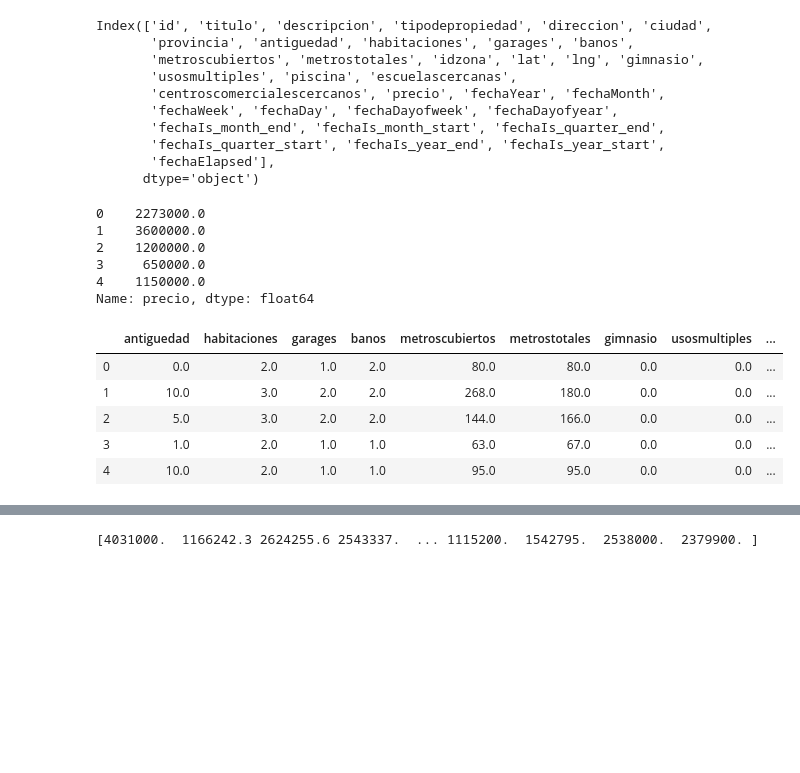
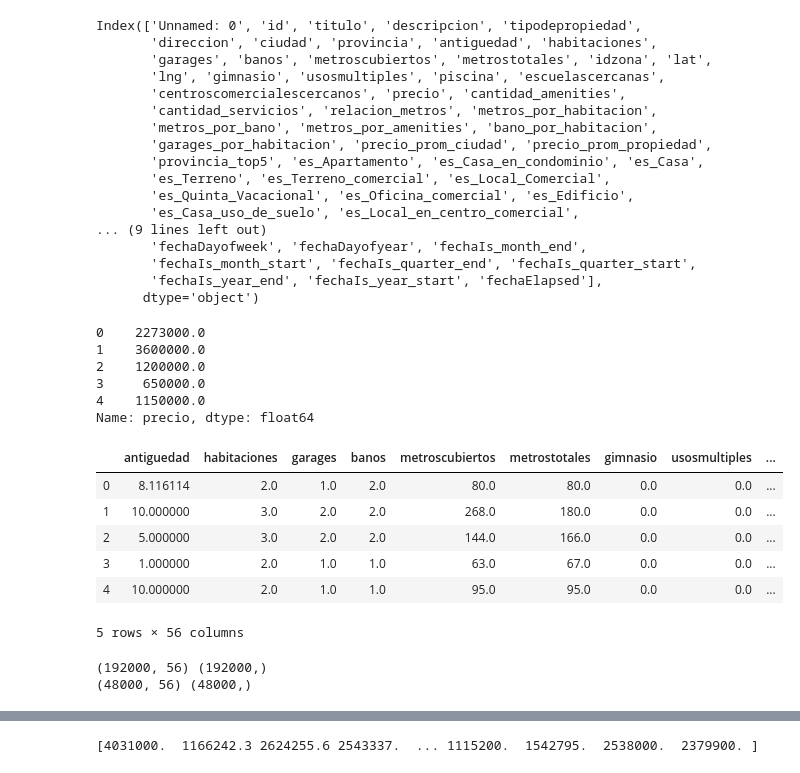
Before and after one commit to cessar5/7506_20192C, a Jupyter notebook: tp2RandomForest.ipynb, the cells around one changed output, grey strips where cells are left out. Drawn from its saved outputs; the diff is of its cells as text; code cells hidden in the pictures; blank space fills up the shorter version.

```diff
--- a/tp2RandomForest.ipynb
+++ b/tp2RandomForest.ipynb
@@ -3,7 +3,9 @@ import pandas as pd
 from sklearn.ensemble import RandomForestRegressor
 from fastai.tabular import add_datepart
 
-data = pd.read_csv('../data/train.csv')
+#data = pd.read_csv('../data/train.csv')
+
+data = pd.read_csv('../data/train_con_features.csv')
 # %%
 data.head()
 # %% [output]
@@ -46,13 +48,39 @@ add_datepart(data, 'fecha')
 # %%
 data.columns
 # %% [output]
-Index(['id', 'titulo', 'descripcion', 'tipodepropiedad', 'direccion', 'ciudad',
-       'provincia', 'antiguedad', 'habitaciones', 'garages', 'banos',
-       'metroscubiertos', 'metrostotales', 'idzona', 'lat', 'lng', 'gimnasio',
-       'usosmultiples', 'piscina', 'escuelascercanas',
-       'centroscomercialescercanos', 'precio', 'fechaYear', 'fechaMonth',
-       'fechaWeek', 'fechaDay', 'fechaDayofweek', 'fechaDayofyear',
-       'fechaIs_month_end', 'fechaIs_month_start', 'fechaIs_quarter_end',
-       'fechaIs_quarter_start', 'fechaIs_year_end', 'fechaIs_year_start',
-       'fechaElapsed'],
+Index(['Unnamed: 0', 'id', 'titulo', 'descripcion', 'tipodepropiedad',
+       'direccion', 'ciudad', 'provincia', 'antiguedad', 'habitaciones',
+       'garages', 'banos', 'metroscubiertos', 'metrostotales', 'idzona', 'lat',
+       'lng', 'gimnasio', 'usosmultiples', 'piscina', 'escuelascercanas',
+       'centroscomercialescercanos', 'precio', 'cantidad_amenities',
+       'cantidad_servicios', 'relacion_metros', 'metros_por_habitacion',
+       'metros_por_bano', 'metros_por_amenities', 'bano_por_habitacion',
+       'garages_por_habitacion', 'precio_prom_ciudad', 'precio_prom_propiedad',
+       'provincia_top5', 'es_Apartamento', 'es_Casa_en_condominio', 'es_Casa',
+       'es_Terreno', 'es_Terreno_comercial', 'es_Local_Comercial',
+       'es_Quinta_Vacacional', 'es_Oficina_comercial', 'es_Edificio',
+       'es_Casa_uso_de_suelo', 'es_Local_en_centro_comercial',
+... (9 lines left out)
+       'fechaDayofweek', 'fechaDayofyear', 'fechaIs_month_end',
+       'fechaIs_month_start', 'fechaIs_quarter_end', 'fechaIs_quarter_start',
+       'fechaIs_year_end', 'fechaIs_year_start', 'fechaElapsed'],
       dtype='object')
+# %%
+predictor_cols = ["antiguedad","habitaciones", "garages","banos","metroscubiertos","metrostotales", "gimnasio",
+                  "usosmultiples", "piscina", "escuelascercanas", "centroscomercialescercanos",
+                  "fechaYear", "fechaMonth",
+                  "fechaWeek", "fechaDay", "fechaDayofweek", "fechaDayofyear",
+                  "fechaElapsed",
+                  "es_Apartamento", "es_Casa_en_condominio", "es_Casa", "es_Terreno",
+                  "es_Terreno_comercial", "es_Local_Comercial", "es_Quinta_Vacacional",
+                  "es_Oficina_comercial", "es_Edificio", "es_Casa_uso_de_suelo",
+                  "es_Local_en_centro_comercial", "es_Bodega_comercial", "es_Otros",
+                  "es_Villa", "es_Duplex", "es_Inmuebles_productivos_urbanos",
+                  "es_Departamento_Compartido", "es_Nave_industrial", "es_Rancho",
+                  "es_Terreno_industrial", "es_Huerta", "es_Lote", "es_Hospedaje", "es_Garage",
+                  "seguridad_descripcion", "moderno_descripcion", "hermoso_descripcion", "estado_descripcion",
+                  "seguridad_titulo", "moderno_titulo", "hermoso_titulo", "estado_titulo",
+                  "relacion_palabras_descripcion", "cantidad_palabras_descripcion",
+                  "provincia_top5", "es_ciudad_capital", "ciudad_turistica_top15", "precio_prom_ciudad"
+                 ]
+#train_X = data[predictor_cols]
@@ -59,4 +89,5 @@ Index(['id', 'titulo', 'descripcion', 'tipodepropiedad', 'direccion', 'ciudad',
 # %%
 # extraer datos en destino (y) y predictores (X)
-train_y = data.precio
+X = data[predictor_cols]
+Y = data.precio
 # %%
@@ -79,9 +102,10 @@ train_X = data[predictor_cols]
 # %%
-train_X.head()
+X.head()
 # %% [output]
 |  | antiguedad | habitaciones | garages | banos | metroscubiertos | metrostotales | gimnasio | usosmultiples | ... |
-| 0 | 0.0 | 2.0 | 1.0 | 2.0 | 80.0 | 80.0 | 0.0 | 0.0 | ... |
-| 1 | 10.0 | 3.0 | 2.0 | 2.0 | 268.0 | 180.0 | 0.0 | 0.0 | ... |
-| 2 | 5.0 | 3.0 | 2.0 | 2.0 | 144.0 | 166.0 | 0.0 | 0.0 | ... |
-| 3 | 1.0 | 2.0 | 1.0 | 1.0 | 63.0 | 67.0 | 0.0 | 0.0 | ... |
-| 4 | 10.0 | 2.0 | 1.0 | 1.0 | 95.0 | 95.0 | 0.0 | 0.0 | ... |
+| 0 | 8.116114 | 2.0 | 1.0 | 2.0 | 80.0 | 80.0 | 0.0 | 0.0 | ... |
+| 1 | 10.000000 | 3.0 | 2.0 | 2.0 | 268.0 | 180.0 | 0.0 | 0.0 | ... |
+| 2 | 5.000000 | 3.0 | 2.0 | 2.0 | 144.0 | 166.0 | 0.0 | 0.0 | ... |
+| 3 | 1.000000 | 2.0 | 1.0 | 1.0 | 63.0 | 67.0 | 0.0 | 0.0 | ... |
+| 4 | 10.000000 | 2.0 | 1.0 | 1.0 | 95.0 | 95.0 | 0.0 | 0.0 | ... |
+5 rows × 56 columns
@@ -89,0 +116,10 @@ train_X.head()
+# %%
+from sklearn.model_selection import train_test_split
+
+X_train, X_test, y_train, y_test = train_test_split(X,Y, test_size=0.2, random_state=123)
+
+print(X_train.shape, y_train.shape)
+print(X_test.shape, y_test.shape)
+# %% [output]
+(192000, 56) (192000,)
+(48000, 56) (48000,)
```
Also changed, not shown: parts of 25 cells of this notebook.
